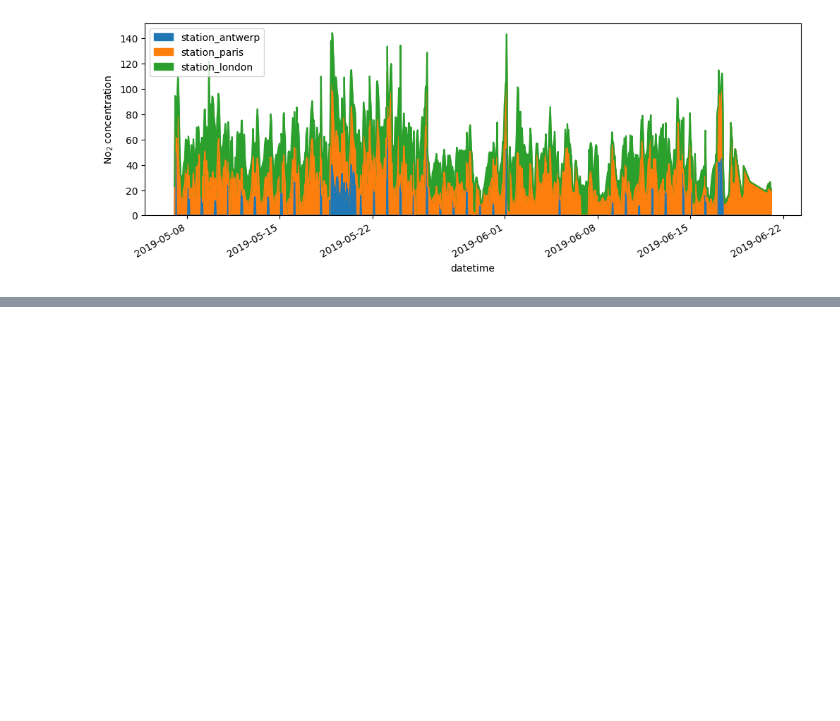
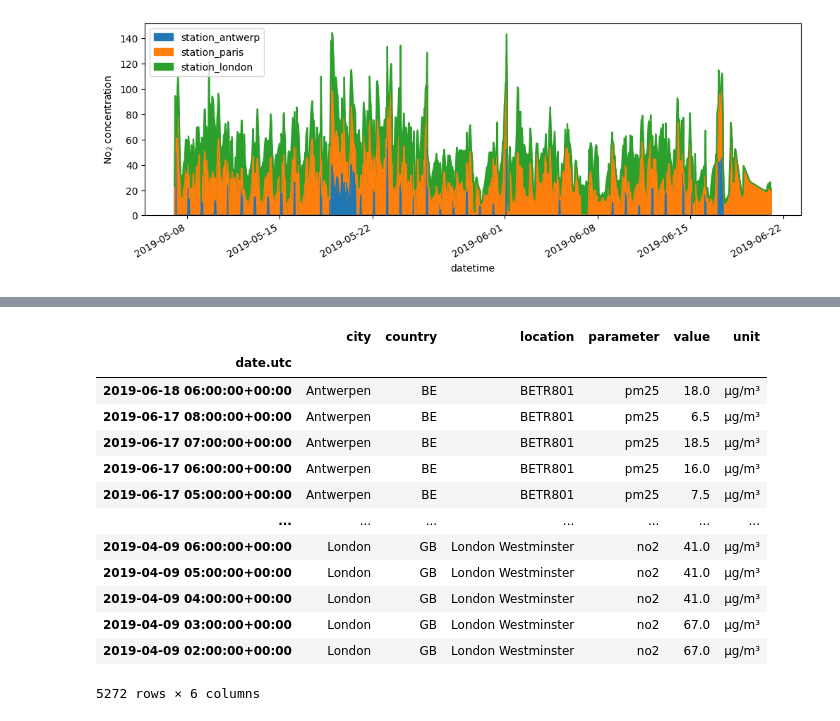
Before and after one commit to Incharajayaram/learning_ml, a Jupyter notebook: learning_pandas.ipynb, the cells around one changed output, grey strips where cells are left out. Saved outputs shown, nothing was run; the diff lists cells and outputs as text; code cells hidden in the pictures; blank space fills up the shorter version.

```diff
--- a/learning_pandas.ipynb
+++ b/learning_pandas.ipynb
@@ -249,0 +402,18 @@ plt.show()
+# %%
+air_quality = pd.read_csv("air_quality_long.csv", index_col="date.utc", parse_dates=True)
+air_quality
+# %% [output]
+|  | city | country | location | parameter | value | unit |
+| date.utc |  |  |  |  |  |  |
+| 2019-06-18 06:00:00+00:00 | Antwerpen | BE | BETR801 | pm25 | 18.0 | µg/m³ |
+| 2019-06-17 08:00:00+00:00 | Antwerpen | BE | BETR801 | pm25 | 6.5 | µg/m³ |
+| 2019-06-17 07:00:00+00:00 | Antwerpen | BE | BETR801 | pm25 | 18.5 | µg/m³ |
+| 2019-06-17 06:00:00+00:00 | Antwerpen | BE | BETR801 | pm25 | 16.0 | µg/m³ |
+| 2019-06-17 05:00:00+00:00 | Antwerpen | BE | BETR801 | pm25 | 7.5 | µg/m³ |
+| ... | ... | ... | ... | ... | ... | ... |
+| 2019-04-09 06:00:00+00:00 | London | GB | London Westminster | no2 | 41.0 | µg/m³ |
+| 2019-04-09 05:00:00+00:00 | London | GB | London Westminster | no2 | 41.0 | µg/m³ |
+| 2019-04-09 04:00:00+00:00 | London | GB | London Westminster | no2 | 41.0 | µg/m³ |
+| 2019-04-09 03:00:00+00:00 | London | GB | London Westminster | no2 | 67.0 | µg/m³ |
+| 2019-04-09 02:00:00+00:00 | London | GB | London Westminster | no2 | 67.0 | µg/m³ |
+5272 rows × 6 columns
```
Also changed, not shown: parts of 53 cells of this notebook, 5 other files.
